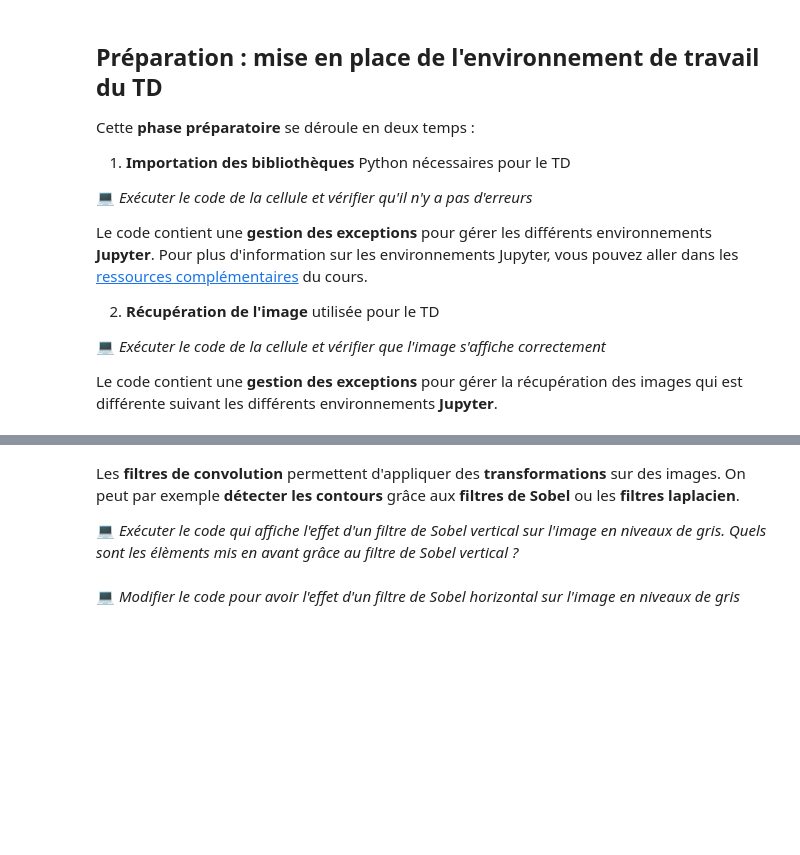
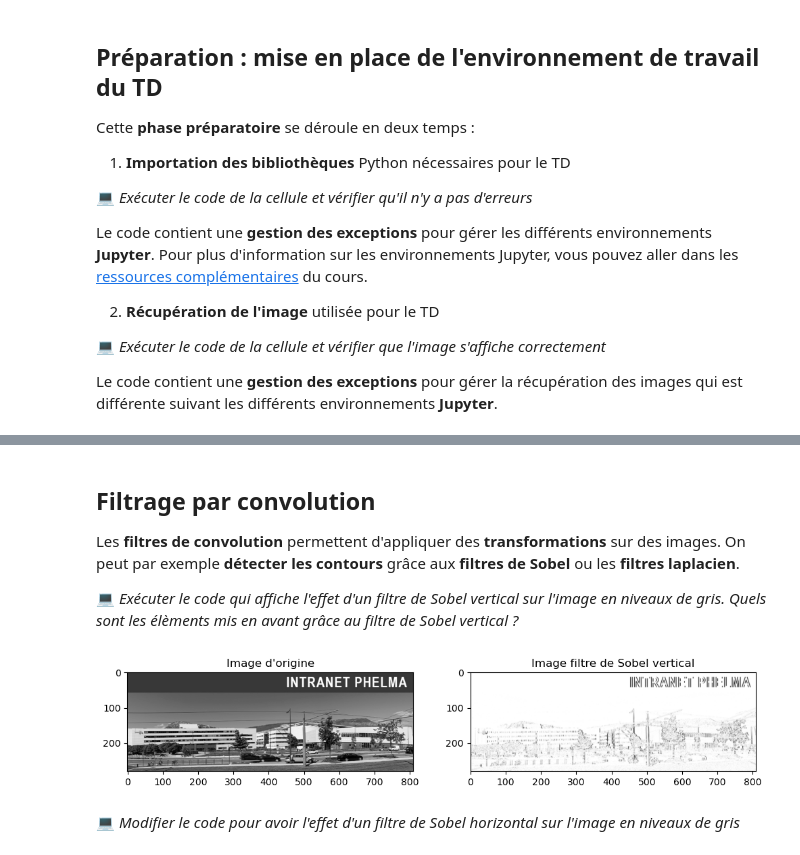
Before and after one commit to Pierre-Loic/phelma-sicom-3PMPOLS6-td, a Jupyter notebook: content/TD_1_2.ipynb, the cells around one changed output, grey strips where cells are left out. Saved outputs shown, nothing was run; the diff lists cells and outputs as text; code cells hidden in the pictures; blank space fills up the shorter version.

```diff
--- a/content/TD_1_2.ipynb
+++ b/content/TD_1_2.ipynb
@@ -56,20 +58,24 @@ plt.show()
 # %% [markdown]
+## Filtrage par convolution
+
 Les **filtres de convolution** permettent d'appliquer des **transformations** sur des images. On peut par exemple **détecter les contours** grâce aux **filtres de Sobel** ou les **filtres laplacien**.
 
 💻 *Exécuter le code qui affiche l'effet d'un filtre de Sobel vertical sur l'image en niveaux de gris. Quels sont les élèments mis en avant grâce au filtre de Sobel vertical ?*
 # %%
 kernel = np.array([
     [-1,0,1],
     [-2,0,2],
     [-1,0,1],
 ])
 img_2 = signal.convolve2d(greyscale_img, kernel, boundary='symm', mode='same')
 fig, ax = plt.subplots(nrows=1, ncols=2, figsize=(12, 6))
 ax[0].set_title('Image d\'origine')
 ax[0].imshow(greyscale_img, cmap=plt.cm.gray)
 ax[1].set_title("Image filtre de Sobel vertical")
-ax[1].imshow(img_2, cmap=plt.cm.gray) # A modifier pour améliorer le contraste
+ax[1].imshow(255-abs(img_2), cmap=plt.cm.gray) # A modifier pour améliorer le contraste
 plt.show()
+# %% [output]
+[figure, added]
 # %% [markdown]
 💻 *Modifier le code pour avoir l'effet d'un filtre de Sobel horizontal sur l'image en niveaux de gris*
 # %%
```
Also changed, not shown: parts of 11 cells of this notebook.
